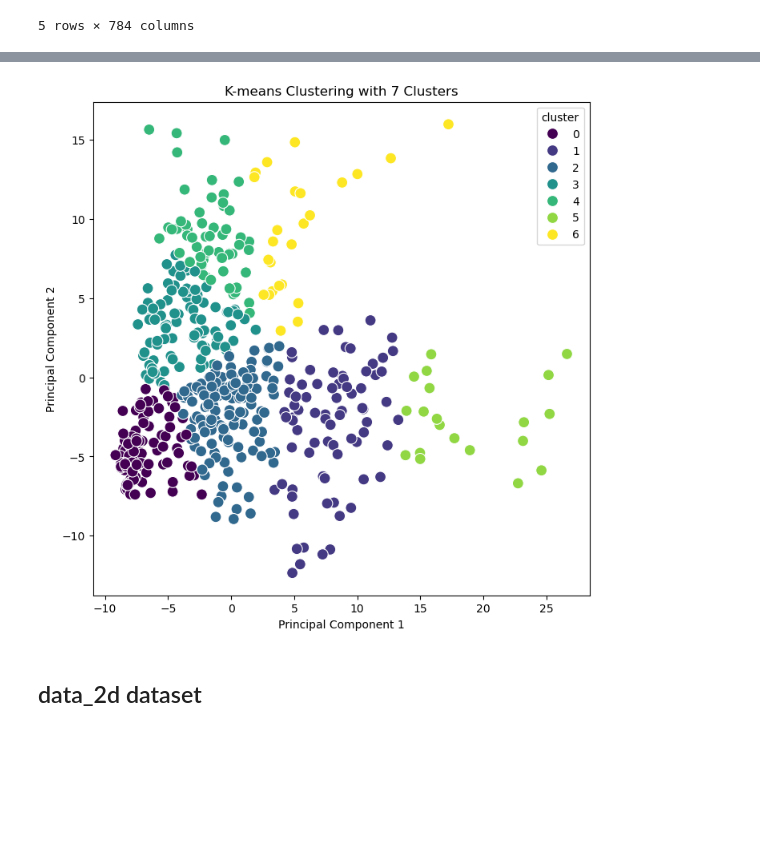
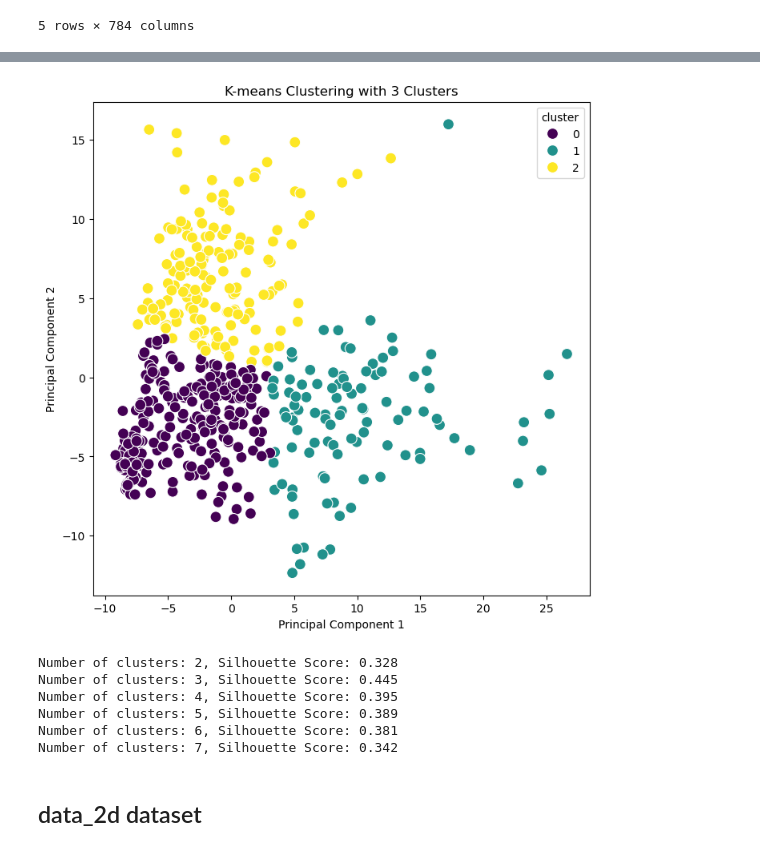
Before and after one commit to Zippozuzu/module9, a Jupyter notebook: module9.ipynb, the cells around one changed output, grey strips where cells are left out. Cells and saved outputs as stored; diff of their text form; code cells hidden in the pictures; blank space fills up the shorter version.

Commit message:
add silhouette_score

```diff
--- a/module9.ipynb
+++ b/module9.ipynb
@@ -102,15 +103,34 @@ plt.show()
 # %%
-optimal_k = 7
+optimal_k = 3
 kmeans = KMeans(n_clusters=optimal_k)
 kmeans.fit(principal_df)
 principal_df['cluster'] = kmeans.labels_
 
 plt.figure(figsize=(8, 8))
 sns.scatterplot(data=principal_df, x='Principal Component 1', y='Principal Component 2', hue='cluster', palette='viridis', s=100)
 plt.title(f'K-means Clustering with {optimal_k} Clusters')
 plt.show()
 # %% [output]
-[figure, old version]
+[figure, new version]
+# %%
+n_clusters=range(2,8)
+result = []
+
+for n in n_clusters:
+    kmeans_3 = KMeans(n, random_state=42)
+    kmeans_3.fit(principal_df)
+    silhouette_avg = silhouette_score(principal_df, kmeans_3.labels_)
+    result.append(silhouette_avg.round(3))
+
+for n, score in zip(n_clusters, result):
+    print(f"Number of clusters: {n}, Silhouette Score: {score}")
+# %% [output]
+Number of clusters: 2, Silhouette Score: 0.328
+Number of clusters: 3, Silhouette Score: 0.445
+Number of clusters: 4, Silhouette Score: 0.395
+Number of clusters: 5, Silhouette Score: 0.389
+Number of clusters: 6, Silhouette Score: 0.381
+Number of clusters: 7, Silhouette Score: 0.342
 # %% [markdown]
 ## data_2d dataset
 # %%
```
Also changed, not shown: parts of 8 cells of this notebook.
